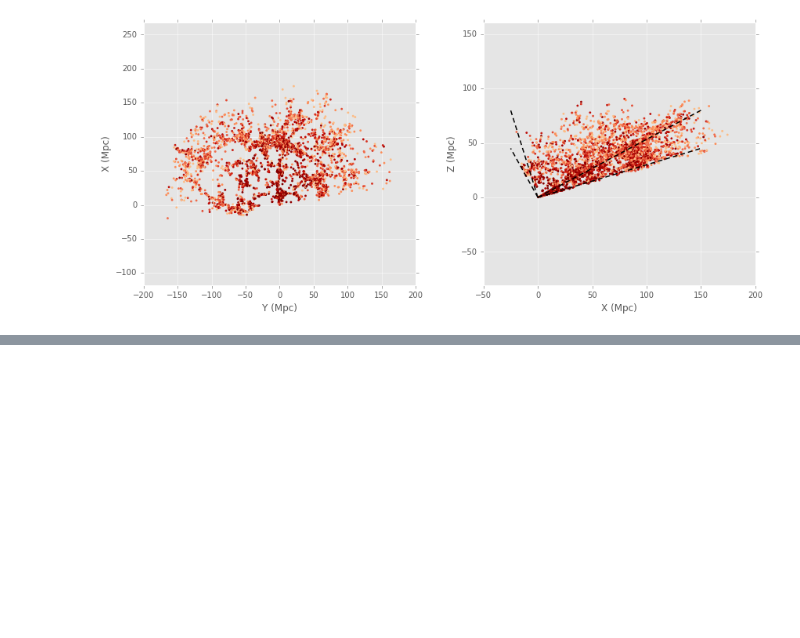
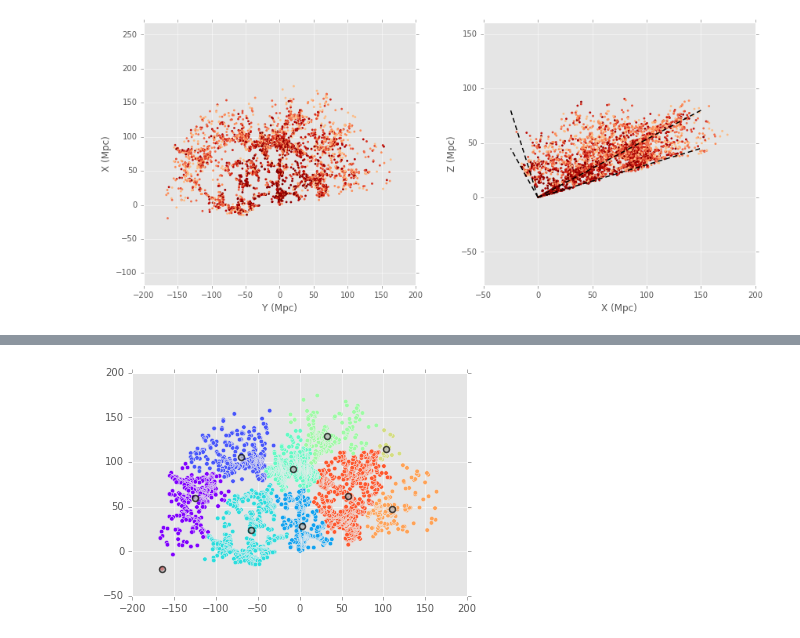
Before and after one commit to grehujt/SmallPythonProjects, a Jupyter notebook: jupyterNotebooks/clustering/clustering.ipynb, the cells around one changed output, grey strips where cells are left out. Cells and saved outputs as stored; diff of their text form; code cells hidden in the pictures; blank space fills up the shorter version.

```diff
--- a/jupyterNotebooks/clustering/clustering.ipynb
+++ b/jupyterNotebooks/clustering/clustering.ipynb
@@ -307,0 +319,9 @@ plt.subplots_adjust(wspace=0.25)
+# %%
+k = 10
+clusters = hac.fcluster(Z, k, criterion='maxclust')
+plt.scatter(Y, -X, c=clusters, cmap='rainbow')
+for i in range(k):
+    plt.plot(Y[clusters==i+1].mean(), -X[clusters==i+1].mean(),
+             'o', c='0.7', mec='k', mew=1.5, alpha=0.7)
+# %% [output]
+[figure, added]
```
Also changed, not shown: parts of 4 cells of this notebook, 1 other file.
